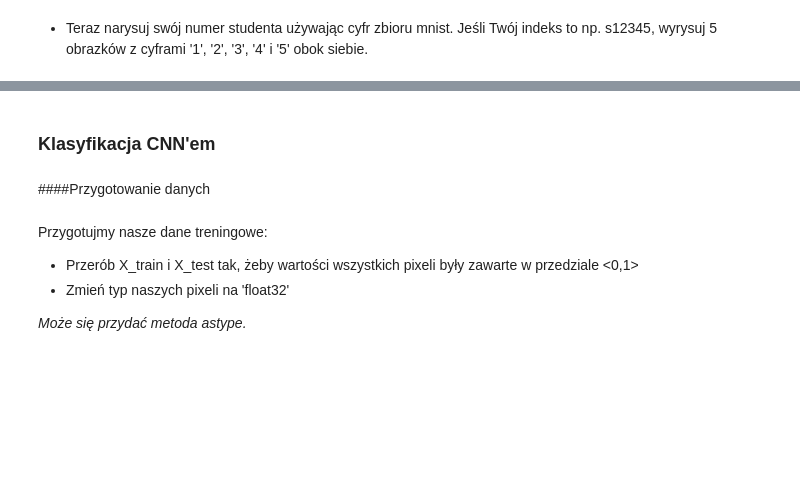
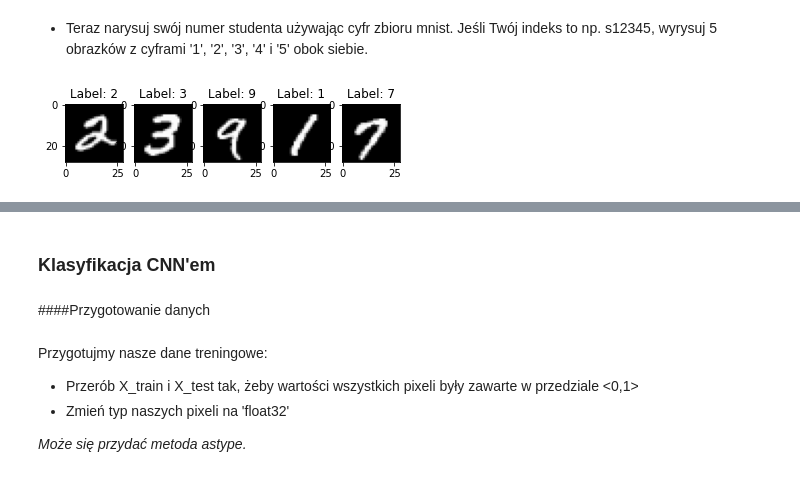
Before and after one commit to gapself/pjatk, a Jupyter notebook: WUM_obrazy.ipynb, the cells around one changed output, grey strips where cells are left out. Cells and saved outputs as stored; diff of their text form; code cells hidden in the pictures; blank space fills up the shorter version.

```diff
--- a/WUM_obrazy.ipynb
+++ b/WUM_obrazy.ipynb
@@ -33,2 +64,16 @@ https://matplotlib.org/examples/color/colormaps_reference.html), których możes
 # %% [markdown]
 * Teraz narysuj swój numer studenta używając cyfr zbioru mnist. Jeśli Twój indeks to np. s12345, wyrysuj 5 obrazków z cyframi '1', '2', '3', '4' i '5' obok siebie.
+# %%
+import matplotlib.pyplot as plt
+labels = [2,3,9,1,7]
+import numpy as np
+
+for id,x in enumerate(labels):
+  result = np.where(y_train == x)
+  index_for_num = result[0][0]
+  plt.subplot(1, 5, id+1)
+  plt.imshow(X_train[index_for_num], cmap='gray')
+  plt.title('Label: {}'.format(y_train[index_for_num]))
+plt.show()
+# %% [output]
+[figure, added]
```
Also changed, not shown: parts of 58 cells of this notebook.
